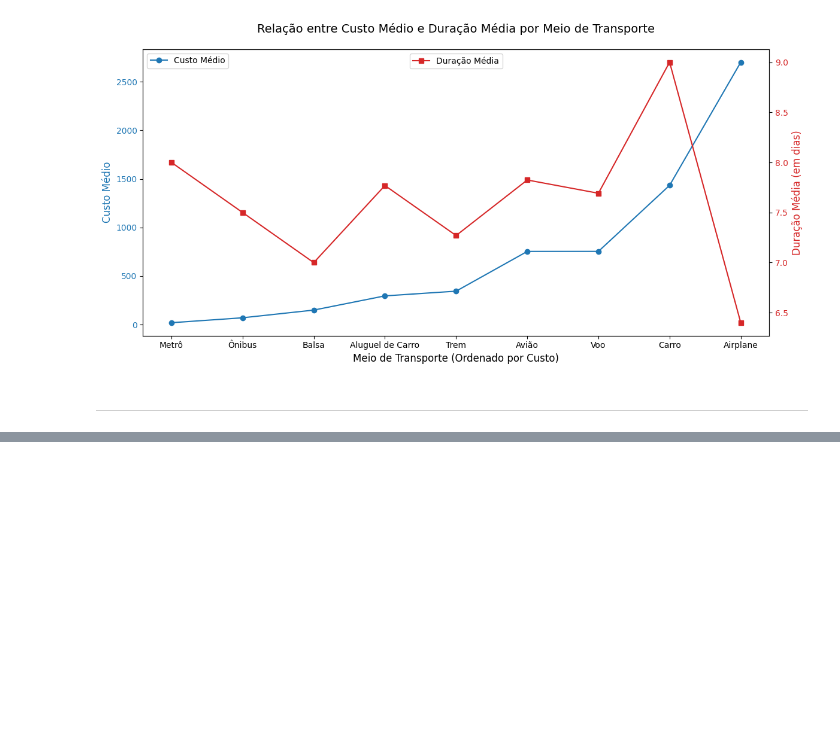
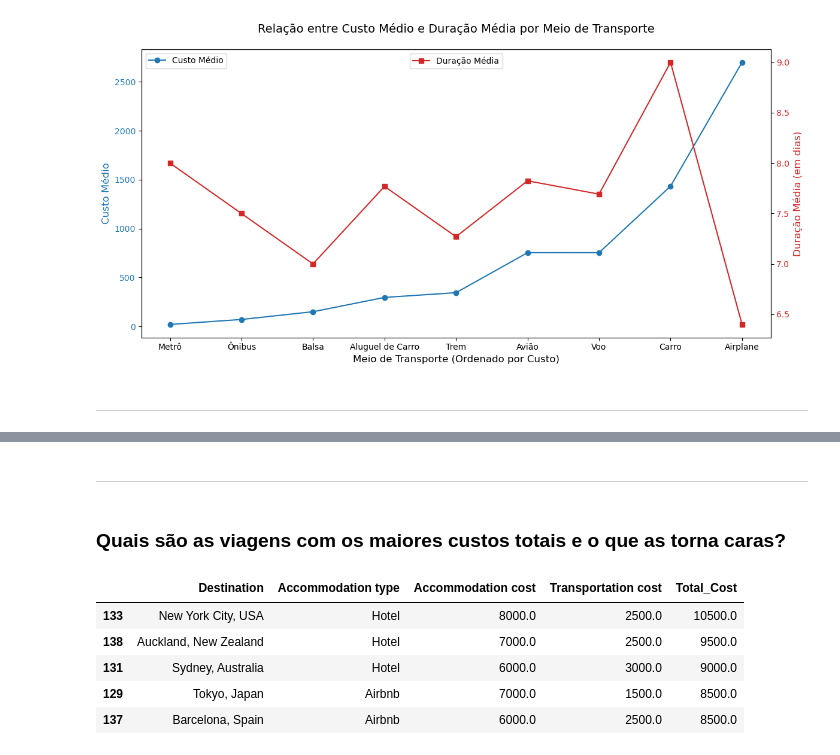
Before and after one commit to EduardoLolli/prog1, a Jupyter notebook: IPC_Analise_Dados.ipynb, the cells around one changed output, grey strips where cells are left out. Cells and saved outputs as stored; diff of their text form; code cells hidden in the pictures; blank space fills up the shorter version.

```diff
--- a/IPC_Analise_Dados.ipynb
+++ b/IPC_Analise_Dados.ipynb
@@ -148,0 +153,19 @@ print(custos)
+# %% [markdown]
+-------------------------
+# %% [markdown]
+
+### Quais são as viagens com os maiores custos totais e o que as torna caras?
+# %%
+custo_total = df.assign(
+    Total_Cost=df[accomodation_cost_col] + df[transportation_cost_col]
+    ).sort_values(by='Total_Cost', ascending=False
+    ).head(5)[[destination_col, accomodation_type_col, accomodation_cost_col, transportation_cost_col, 'Total_Cost']]
+
+custo_total.head(5)
+# %% [output]
+|  | Destination | Accommodation type | Accommodation cost | Transportation cost | Total_Cost |
+| 133 | New York City, USA | Hotel | 8000.0 | 2500.0 | 10500.0 |
+| 138 | Auckland, New Zealand | Hotel | 7000.0 | 2500.0 | 9500.0 |
+| 131 | Sydney, Australia | Hotel | 6000.0 | 3000.0 | 9000.0 |
+| 129 | Tokyo, Japan | Airbnb | 7000.0 | 1500.0 | 8500.0 |
+| 137 | Barcelona, Spain | Airbnb | 6000.0 | 2500.0 | 8500.0 |
```
Also changed, not shown: parts of 7 cells of this notebook, 1 other file.
